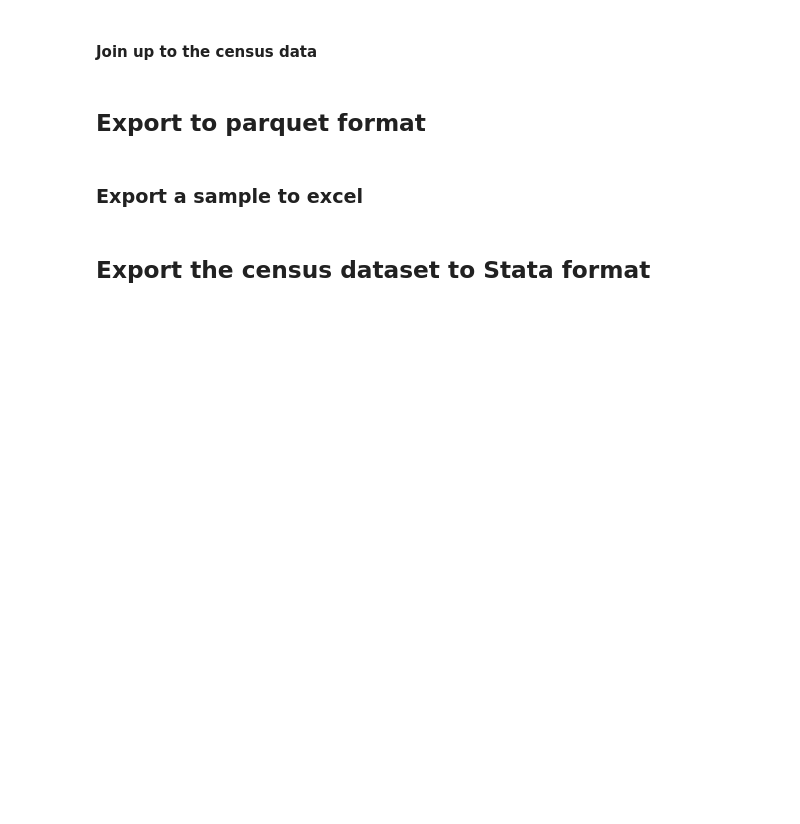
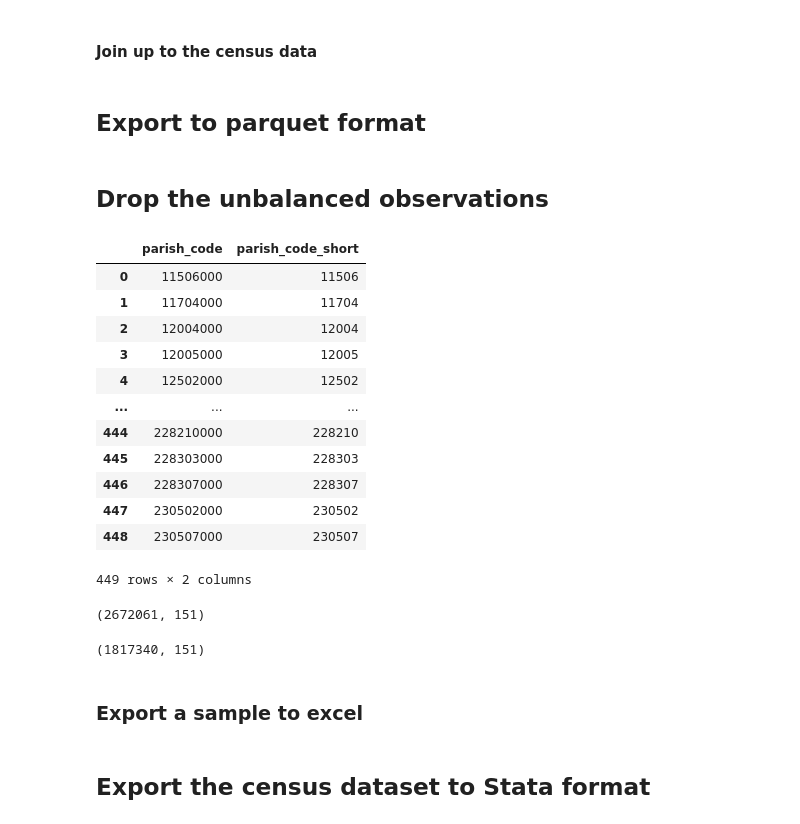
Before and after one commit to j-jayes/paper-3-analysis, a Jupyter notebook: utils/export_census_dataset_to_stata.ipynb, the cells around one changed output. Drawn from its saved outputs; the diff is of its cells as text; code cells hidden in the pictures; blank space fills up the shorter version.

```diff
--- a/utils/export_census_dataset_to_stata.ipynb
+++ b/utils/export_census_dataset_to_stata.ipynb
@@ -999,6 +999,42 @@ df_census_1930 = df_merged
 # %%
 # export dataset to parquet file, in "data/census"
 df_census_1930.to_parquet(root / "data/census/census_1930.parquet")
+# %% [markdown]
+## Drop the unbalanced observations
+# %%
+control_parishes_dropped = pd.read_excel(root / "data/balance-tests/control_parishes_dropped.xlsx")
+# %% [output]
+|  | parish_code | parish_code_short |
+| 0 | 11506000 | 11506 |
+| 1 | 11704000 | 11704 |
+| 2 | 12004000 | 12004 |
+| 3 | 12005000 | 12005 |
+| 4 | 12502000 | 12502 |
+| ... | ... | ... |
+| 444 | 228210000 | 228210 |
+| 445 | 228303000 | 228303 |
+| 446 | 228307000 | 228307 |
+| 447 | 230502000 | 230502 |
+| 448 | 230507000 | 230507 |
+449 rows × 2 columns
+# %%
+# read in df_census_1930 from parquet file
+df_census_1930 = pd.read_parquet(root / "data/census/census_1930.parquet")
+
+# how many rows and columns are in df_census_1930?
+df_census_1930.shape
+# %% [output]
+(2672061, 151)
+# %%
+# filter df_census_1930 to exclude parishes in control_parishes_dropped based on parish_code variable
+df_census_1930 = df_census_1930[~df_census_1930['ref_code_current_parish_x'].isin(control_parishes_dropped['parish_code_short'])]
+
+df_census_1930.to_parquet(root / "data/census/census_1930_excl_unbalanced_controls.parquet")
+
+# How many rows and columns are in df_census_1930?
+df_census_1930.shape
+# %% [output]
+(1817340, 151)
 # %% [markdown]
 ### Export a sample to excel
 # %%
```
Also changed, not shown: parts of 1 cell of this notebook, 39 other files.
